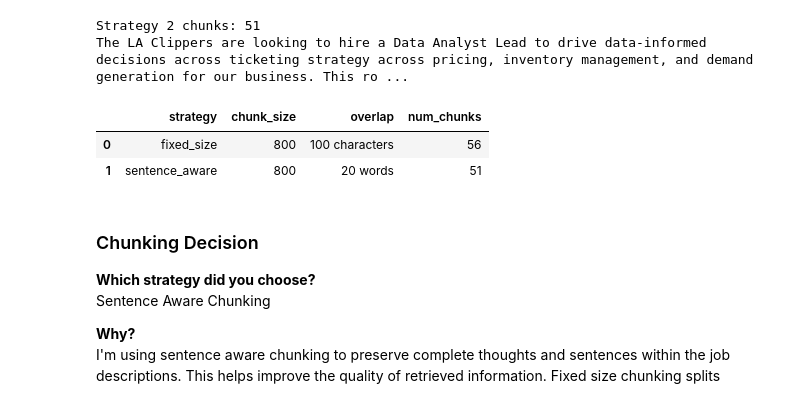
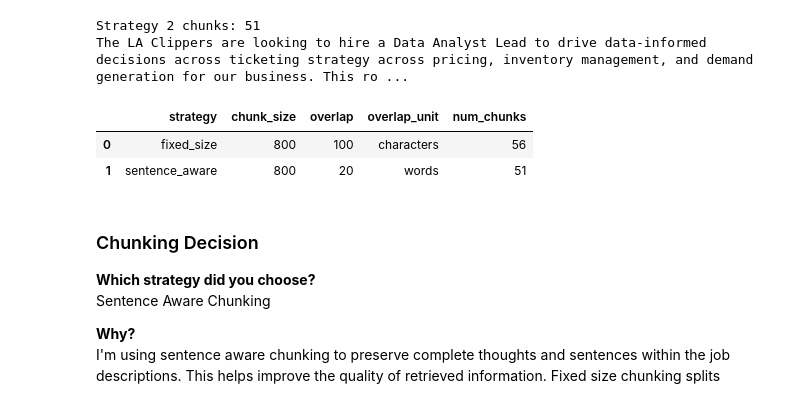
Before and after one commit to marcelalozano27-ship-it/bsan6200-assignment5, a Jupyter notebook: Colab Notebook/Assignment_5_OptionB_Job_Fit_Starter.ipynb, the cells around one changed output. Drawn from its saved outputs; the diff is of its cells as text; code cells hidden in the pictures.

```diff
--- a/Colab Notebook/Assignment_5_OptionB_Job_Fit_Starter.ipynb
+++ b/Colab Notebook/Assignment_5_OptionB_Job_Fit_Starter.ipynb
@@ -102,7 +102,7 @@ for _, row in jd_metadata.iterrows():
         page_content=text,
         metadata={
             "filename": filename,
-            "company": row.get("company", ""),
+            "company": row.get("Company", ""),
             "title": row.get("title", ""),
             "source_url": row.get("source_url", ""),
             "date_collected": row.get("date_collected", ""),
@@ -218,7 +218,7 @@ for doc in all_documents:
         fixed_chunks.append({
             "text": chunk,
             "filename": doc.metadata.get("filename", ""),
-            "company": doc.metadata.get("company", ""),
+            "company": doc.metadata.get("Company", ""),
             "title": doc.metadata.get("title", ""),
             "doc_type": doc.metadata.get("doc_type", ""),
             "chunk_id": i,
@@ -263,7 +263,7 @@ for doc in all_documents:
         sentence_chunks.append({
             "text": chunk,
             "filename": doc.metadata.get("filename", ""),
-            "company": doc.metadata.get("company", ""),
+            "company": doc.metadata.get("Company", ""),
             "title": doc.metadata.get("title", ""),
             "doc_type": doc.metadata.get("doc_type", ""),
             "chunk_id": i,
@@ -277,18 +277,25 @@ Strategy 2 chunks: 51
 The LA Clippers are looking to hire a Data Analyst Lead to drive data‑informed decisions across ticketing strategy across pricing, inventory management, and demand generation for our business. This ro ...
 # %%
 # ── Compare strategies ──
+fixed_chunk_size = 800
+fixed_overlap = 100
+
+sentence_chunk_size = 800
+sentence_overlap_words = 20
+
 comparison = pd.DataFrame({
     "strategy": ["fixed_size", "sentence_aware"],
-    "chunk_size": [800, 800],
-    "overlap": ["100 characters", "20 words"],
+    "chunk_size": [fixed_chunk_size, sentence_chunk_size],
+    "overlap": [fixed_overlap, sentence_overlap_words],
+    "overlap_unit": ["characters", "words"],
     "num_chunks": [len(fixed_chunks), len(sentence_chunks)]
 })
 
 comparison
 # %% [output]
-|  | strategy | chunk_size | overlap | num_chunks |
-| 0 | fixed_size | 800 | 100 characters | 56 |
-| 1 | sentence_aware | 800 | 20 words | 51 |
+|  | strategy | chunk_size | overlap | overlap_unit | num_chunks |
+| 0 | fixed_size | 800 | 100 | characters | 56 |
+| 1 | sentence_aware | 800 | 20 | words | 51 |
 # %% [markdown]
 ### Chunking Decision
 
```
Also changed, not shown: parts of 16 cells of this notebook.
